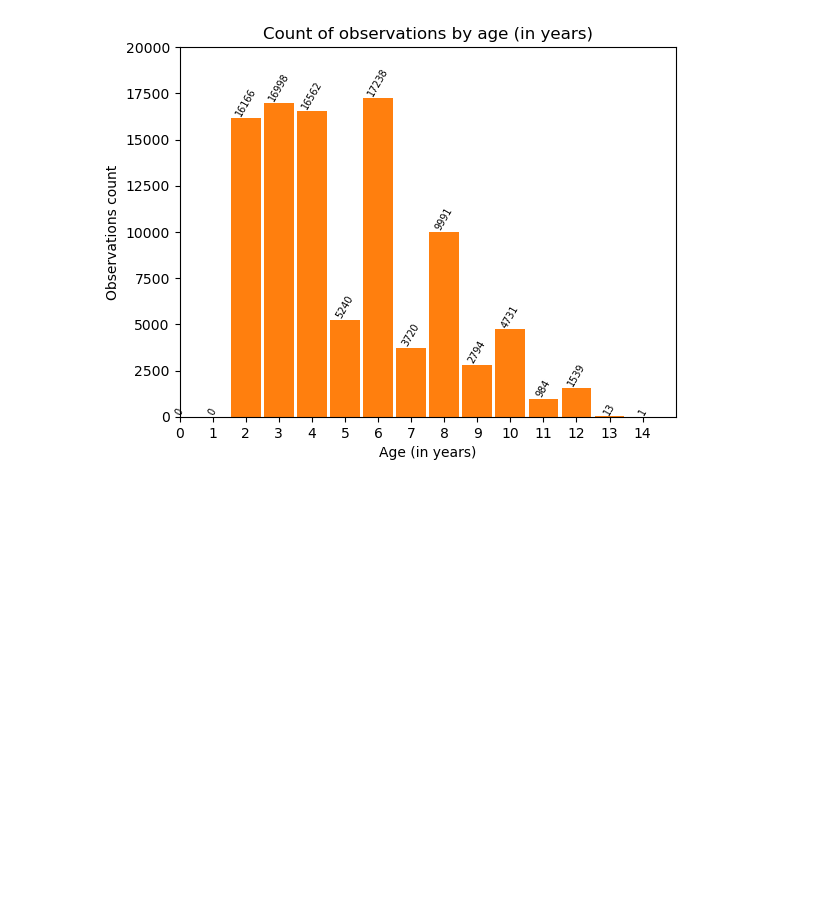
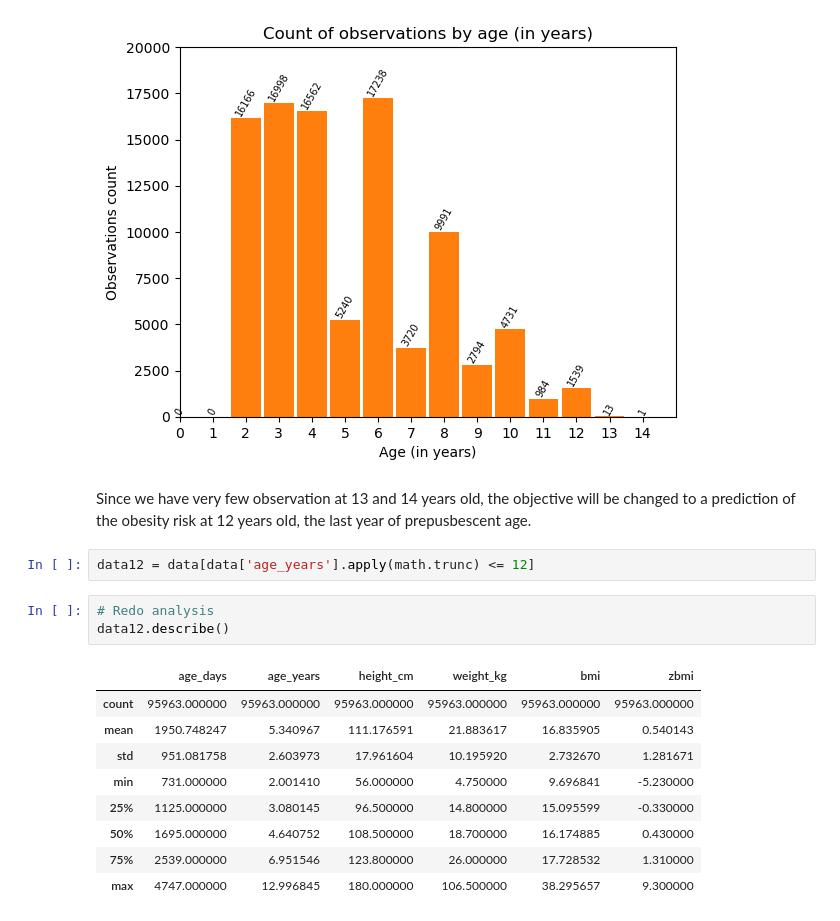
Before and after one commit to Marc-CC/Teen-Obesity-predictor-App, a Jupyter notebook: ML_models_tfm.ipynb, the cells around one changed output. Cells and saved outputs as stored; diff of their text form; blank space fills up the shorter version.

```diff
--- a/ML_models_tfm.ipynb
+++ b/ML_models_tfm.ipynb
@@ -125,3 +125,20 @@ ax.set_xlabel("Age (in years)")
 plt.show()
 # %% [output]
 [figure]
+# %% [markdown]
+Since we have very few observation at 13 and 14 years old, the objective will be changed to a prediction of the obesity risk at 12 years old, the last year of prepusbescent age.
+# %%
+data12 = data[data['age_years'].apply(math.trunc) <= 12]
+# %%
+# Redo analysis
+data12.describe()
+# %% [output]
+|  | age_days | age_years | height_cm | weight_kg | bmi | zbmi |
+| count | 95963.000000 | 95963.000000 | 95963.000000 | 95963.000000 | 95963.000000 | 95963.000000 |
+| mean | 1950.748247 | 5.340967 | 111.176591 | 21.883617 | 16.835905 | 0.540143 |
+| std | 951.081758 | 2.603973 | 17.961604 | 10.195920 | 2.732670 | 1.281671 |
+| min | 731.000000 | 2.001410 | 56.000000 | 4.750000 | 9.696841 | -5.230000 |
+| 25% | 1125.000000 | 3.080145 | 96.500000 | 14.800000 | 15.095599 | -0.330000 |
+| 50% | 1695.000000 | 4.640752 | 108.500000 | 18.700000 | 16.174885 | 0.430000 |
+| 75% | 2539.000000 | 6.951546 | 123.800000 | 26.000000 | 17.728532 | 1.310000 |
+| max | 4747.000000 | 12.996845 | 180.000000 | 106.500000 | 38.295657 | 9.300000 |
```
Also changed, not shown: parts of 3 cells of this notebook.
